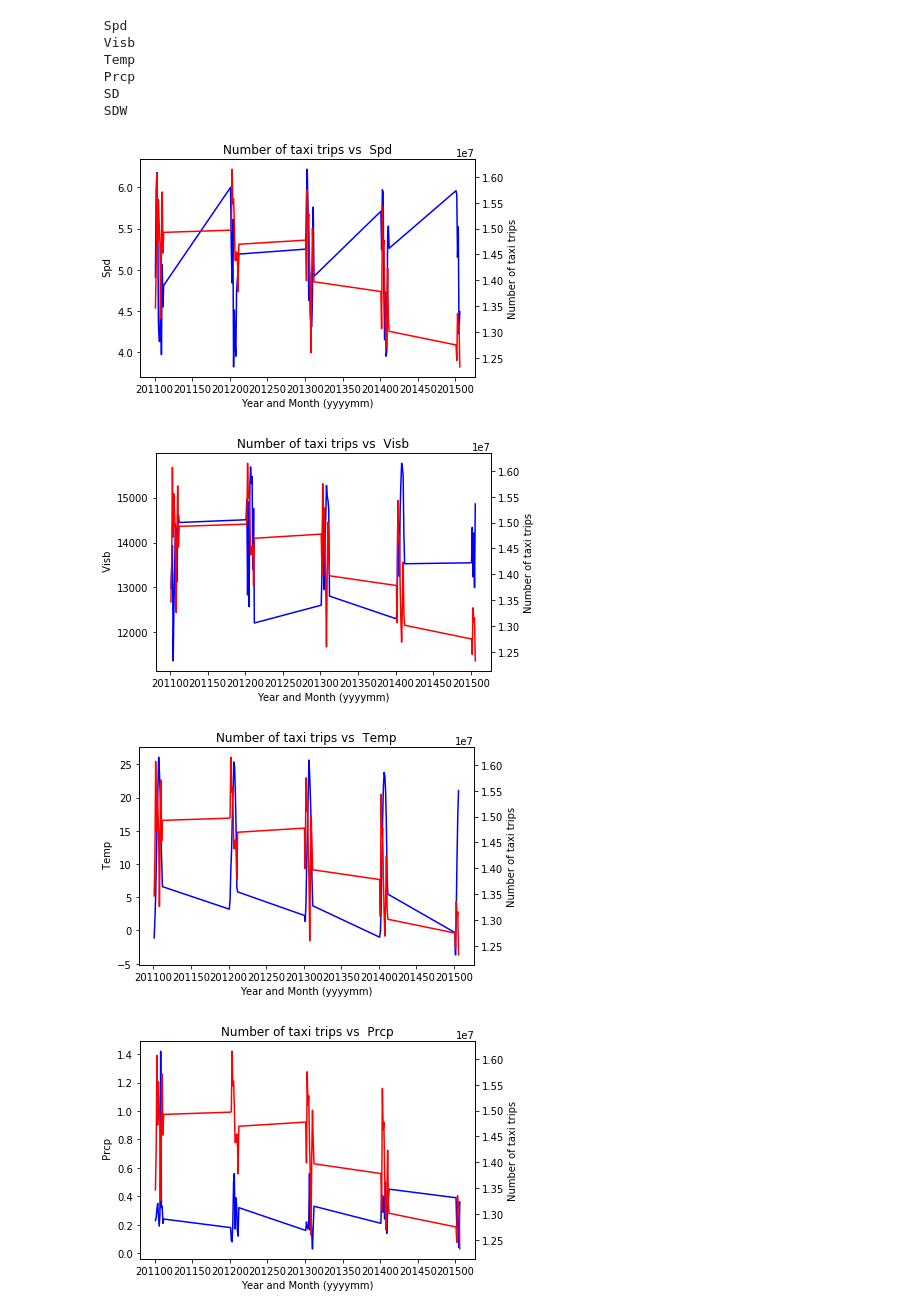
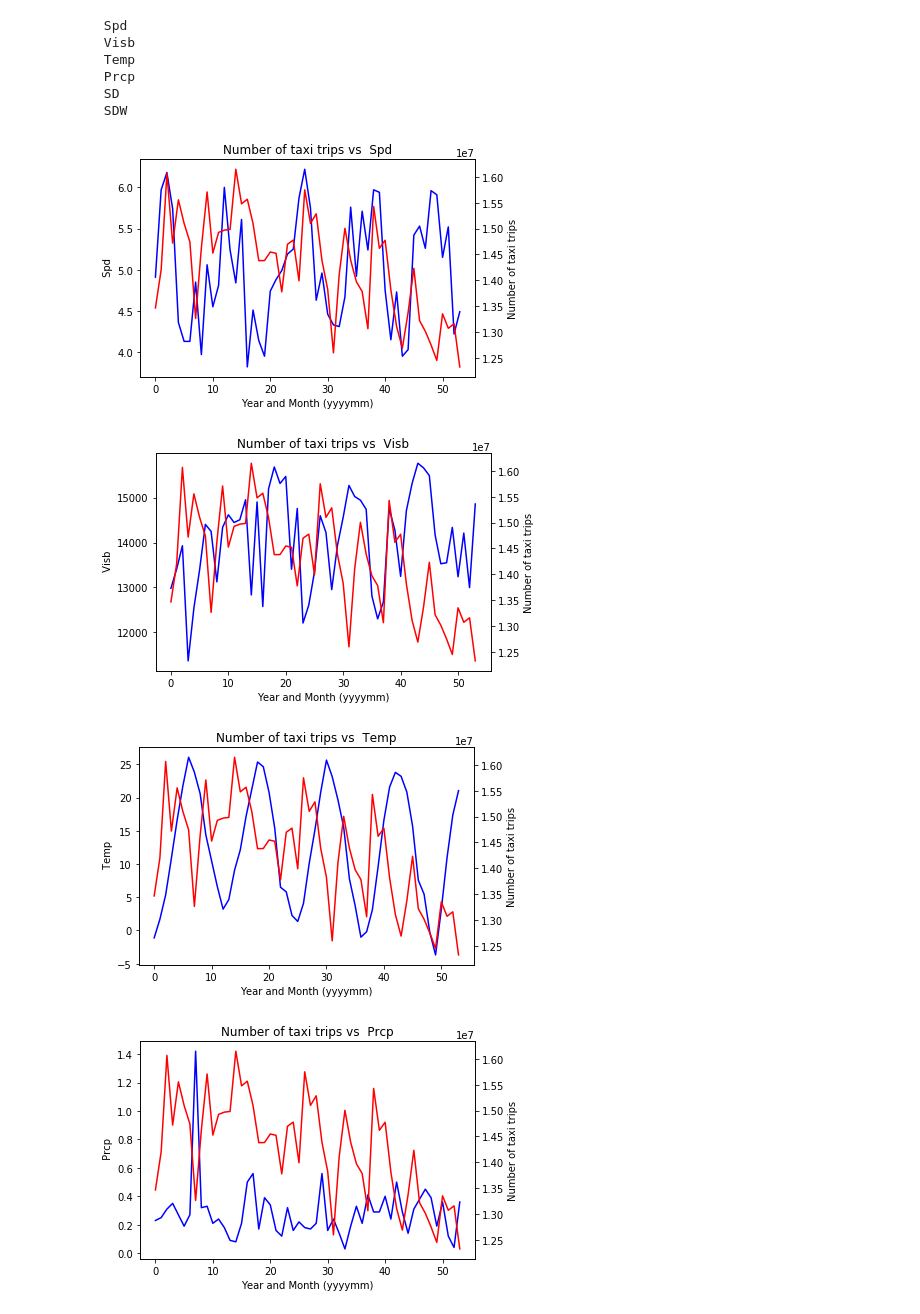
Before and after one commit to PyayAungSan/BigData_Project, a Jupyter notebook: DataAnalysis/Weather_taxi/Weather_taxi_corr.ipynb, the cells around one changed output. Saved outputs shown, nothing was run; the diff lists cells and outputs as text; code cells hidden in the pictures.

```diff
--- a/DataAnalysis/Weather_taxi/Weather_taxi_corr.ipynb
+++ b/DataAnalysis/Weather_taxi/Weather_taxi_corr.ipynb
@@ -46,20 +46,20 @@ for item in nodate:
 # %%
 x = list(weatax['Date'])
 for item in nodate:
     item = str(item)
     yweath = list(weatax[item])
     ytax = list(weatax['count'])
     fig = plt.figure()
     ax1 = fig.add_subplot(111)
-    ax1.plot(x,yweath,'b-')
+    ax1.plot(yweath,'b-')
     ax1.set_ylabel(item)
     ax2 = ax1.twinx()
-    ax2.plot(x,ytax,'r-')
+    ax2.plot(ytax,'r-')
     ax2.set_ylabel('Number of taxi trips')
     ax1.set_xlabel('Year and Month (yyyymm)')
     plt.title('Number of taxi trips vs %s'%(item))
 # %% [output]
-[figure, old version]
+[figure, new version]
-[figure, old version]
+[figure, new version]
-[figure, old version]
+[figure, new version]
-[figure, old version]
+[figure, new version]
```
Also changed, not shown: parts of 1 cell of this notebook.
